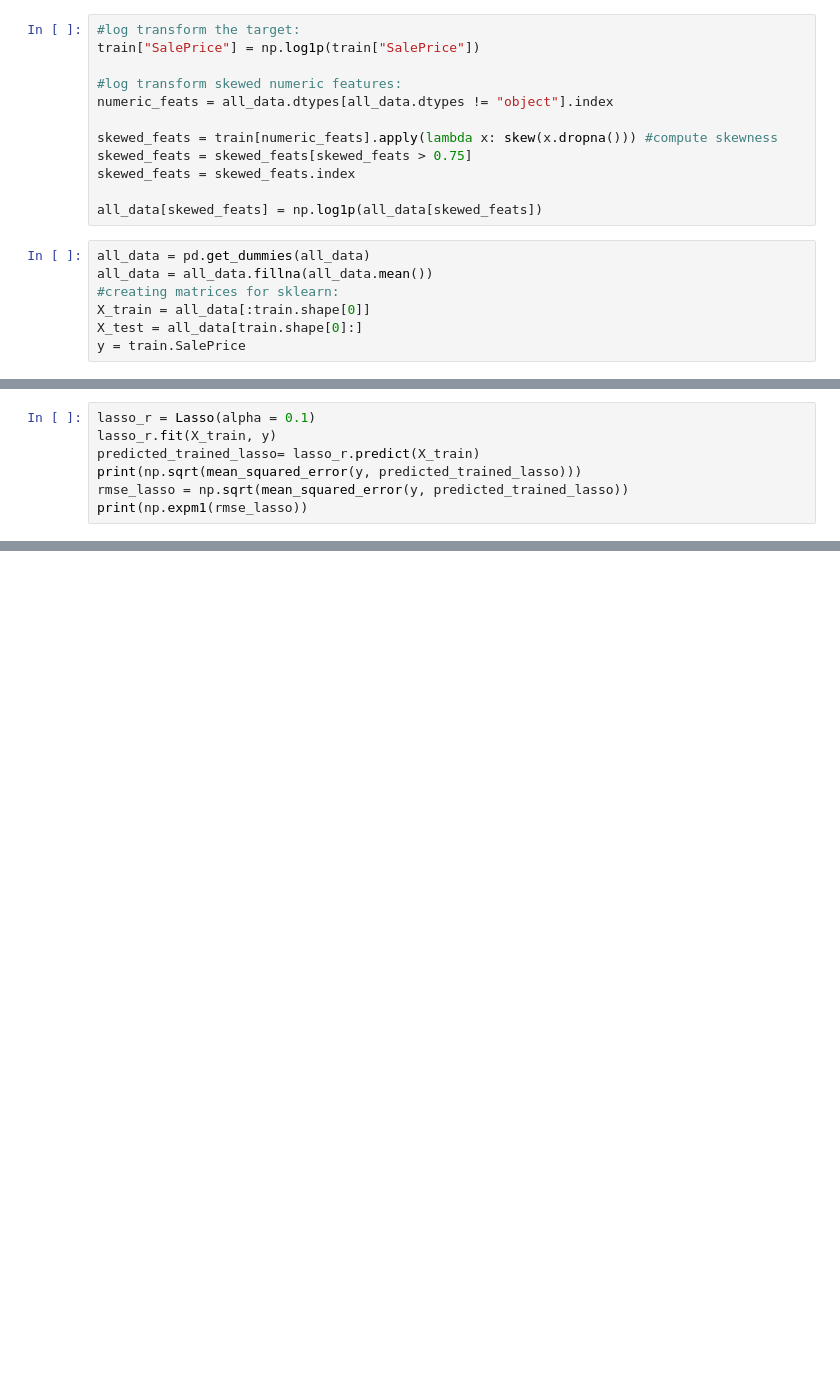
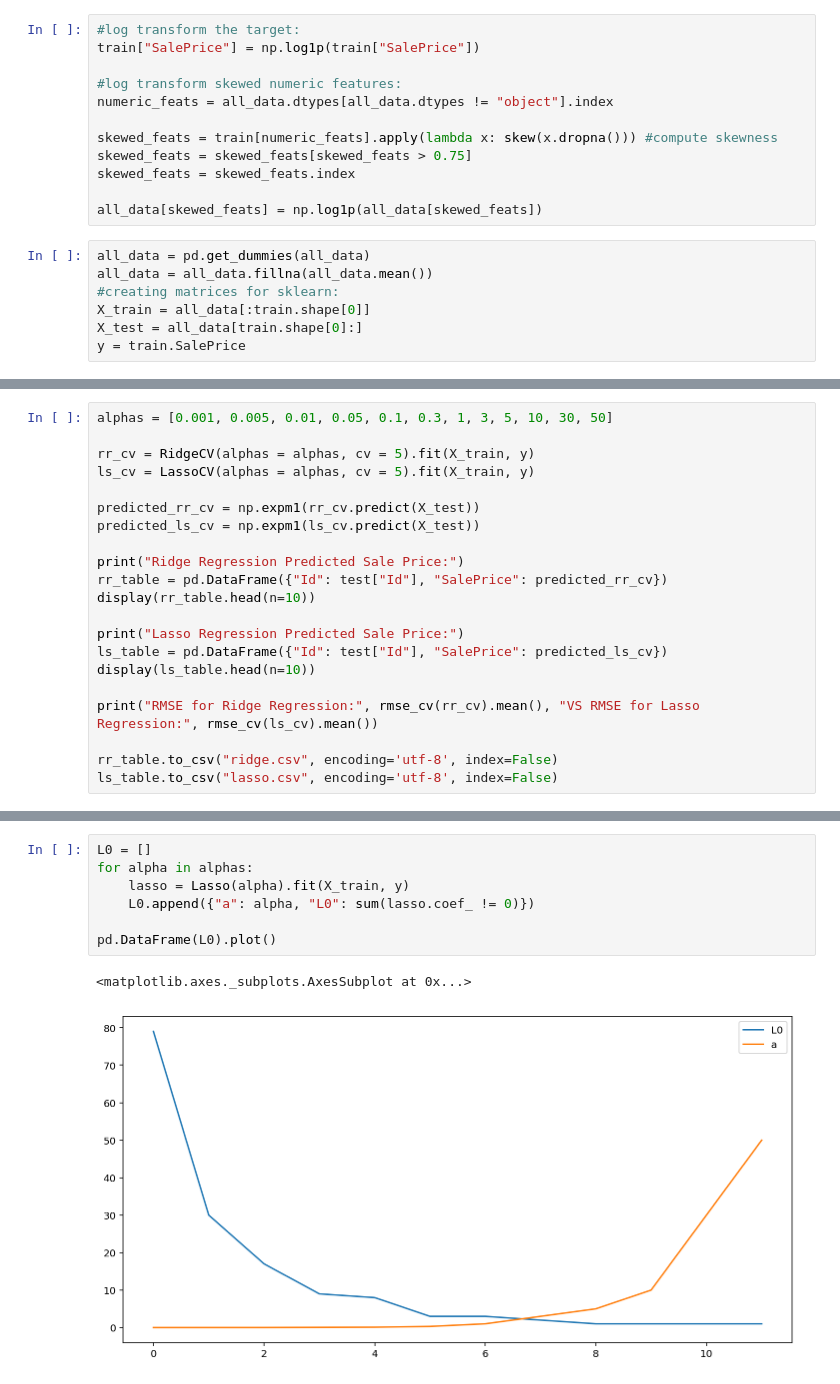
Before and after one commit to yue-cheng-wind/EE460J-Labs, a Jupyter notebook: Lab 3/Untitled.ipynb, the cells around one changed output, grey strips where cells are left out. Drawn from its saved outputs; the diff is of its cells as text; blank space fills up the shorter version.

Commit message:
2,3 are done, 4 still working on
Not sure how to get the plot working, have tuples of alpha and number
of coefficients

```diff
--- a/Lab 3/Untitled.ipynb
+++ b/Lab 3/Untitled.ipynb
@@ -70,7 +88,0 @@ print(np.expm1(rmse_rr))
-# %%
-lasso_r = Lasso(alpha = 0.1)
-lasso_r.fit(X_train, y)
-predicted_trained_lasso= lasso_r.predict(X_train)
-print(np.sqrt(mean_squared_error(y, predicted_trained_lasso)))
-rmse_lasso = np.sqrt(mean_squared_error(y, predicted_trained_lasso))
-print(np.expm1(rmse_lasso))
@@ -79,0 +89,21 @@ print(np.expm1(rmse_lasso))
+# %%
+alphas = [0.001, 0.005, 0.01, 0.05, 0.1, 0.3, 1, 3, 5, 10, 30, 50]
+
+rr_cv = RidgeCV(alphas = alphas, cv = 5).fit(X_train, y)
+ls_cv = LassoCV(alphas = alphas, cv = 5).fit(X_train, y)
+
+predicted_rr_cv = np.expm1(rr_cv.predict(X_test))
+predicted_ls_cv = np.expm1(ls_cv.predict(X_test))
+
+print("Ridge Regression Predicted Sale Price:")
+rr_table = pd.DataFrame({"Id": test["Id"], "SalePrice": predicted_rr_cv})
+display(rr_table.head(n=10))
+
+print("Lasso Regression Predicted Sale Price:")
+ls_table = pd.DataFrame({"Id": test["Id"], "SalePrice": predicted_ls_cv})
+display(ls_table.head(n=10))
+
+print("RMSE for Ridge Regression:", rmse_cv(rr_cv).mean(), "VS RMSE for Lasso Regression:", rmse_cv(ls_cv).mean())
+
+rr_table.to_csv("ridge.csv", encoding='utf-8', index=False)
+ls_table.to_csv("lasso.csv", encoding='utf-8', index=False)
@@ -79,0 +140,10 @@ print(np.expm1(rmse_lasso))
+# %%
+L0 = []
+for alpha in alphas:
+    lasso = Lasso(alpha).fit(X_train, y)
+    L0.append({"a": alpha, "L0": sum(lasso.coef_ != 0)})
+
+pd.DataFrame(L0).plot()
+# %% [output]
+<matplotlib.axes._subplots.AxesSubplot at 0x...>
+[figure, added]
```
Also changed, not shown: parts of 5 cells of this notebook, 2 other files.
